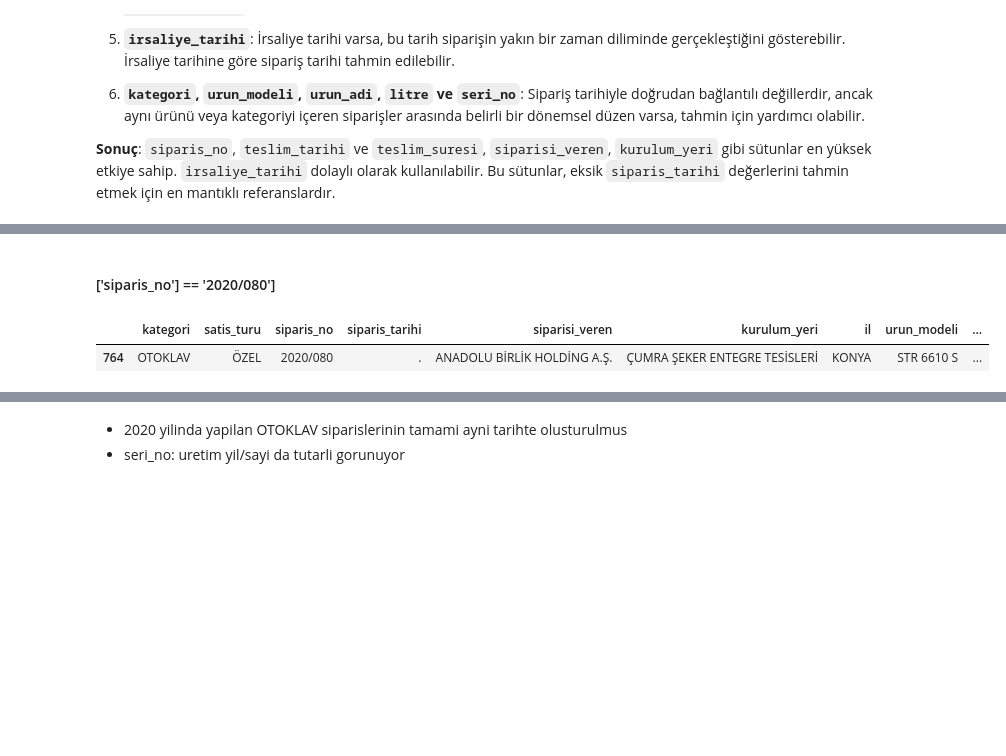
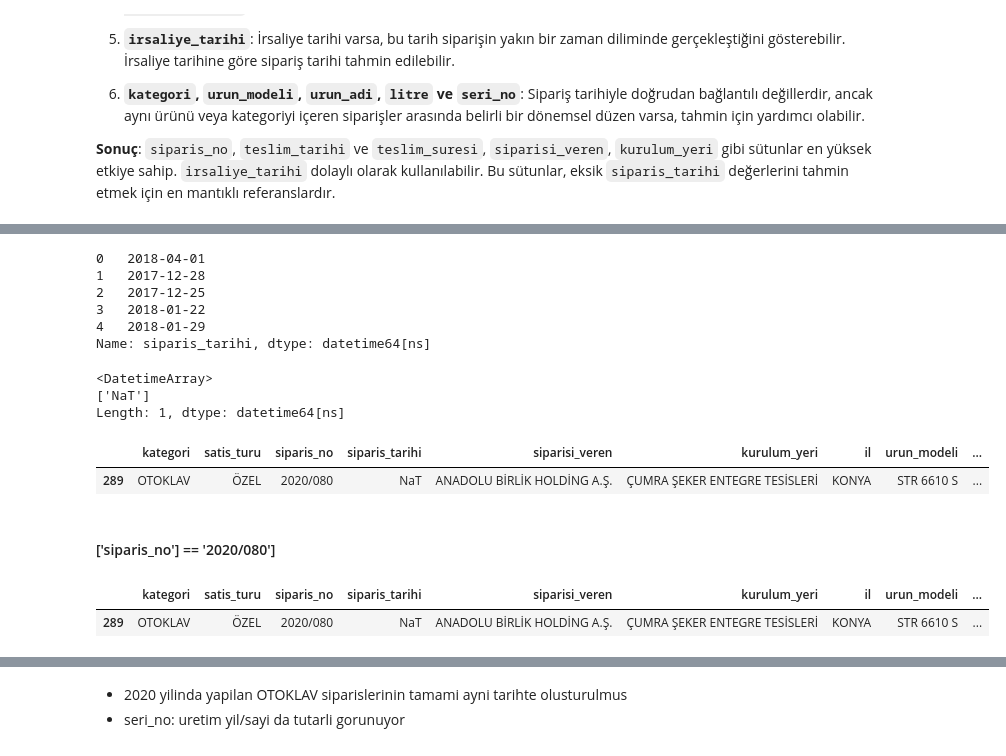
Before and after one commit to Duygu-Jones/LLM_Playground, a Jupyter notebook: 01_EDA/KATEGORILER/01_Otoklav_Oksijen/Duygu/Duygu_OTOKLAV_O2_eda-notebook.ipynb, the cells around one changed output, grey strips where cells are left out. Drawn from its saved outputs; the diff is of its cells as text; code cells hidden in the pictures; blank space fills up the shorter version.

```diff
--- a/01_EDA/KATEGORILER/01_Otoklav_Oksijen/Duygu/Duygu_OTOKLAV_O2_eda-notebook.ipynb
+++ b/01_EDA/KATEGORILER/01_Otoklav_Oksijen/Duygu/Duygu_OTOKLAV_O2_eda-notebook.ipynb
@@ -77,7 +78,7 @@ warnings.filterwarnings("ignore")
 # %%
 # Dataseti kendi klasorune kopyala al ve direk okut
 
-df0 = pd.read_csv('cmerged_satis_uretim_data_27_Ekim.csv')
+df0 = pd.read_csv('all_data_merged_satis_uretim_1Kasim.csv')
 df_all = df0.copy()
 
 print(df_all.shape)
@@ -756,0 +836,14 @@ Sütun adı: siparis_tarihi
+# %%
+df_copy = df_kategori.copy()
+
+# Geçersiz tarihleri NaT olarak ayarlayıp, yalnızca geçerli tarihleri datetime formatına çevirme
+df_kategori['siparis_tarihi'] = pd.to_datetime(df_kategori['siparis_tarihi'], errors='coerce', dayfirst=True)
+
+# Tarihleri mm-dd-YYYY formatında metin olarak düzenleme
+df_kategori['siparis_tarihi'] = df_kategori['siparis_tarihi'].apply(
+    lambda x: x.strftime('%d-%m-%Y') if pd.notnull(x) else x
+)
+
+
+# Sonuçları kontrol etme
+df_kategori['siparis_tarihi'].unique()
@@ -757,12 +858,54 @@ Sütun adı: siparis_tarihi
+# %%
+# Gereksiz sembolleri NaN ile değiştirme
+df_kategori['siparis_tarihi'] = df_kategori['siparis_tarihi'].apply(lambda x: np.nan if x in ['.', '-', ' '] else x)
+
+# Tarihleri datetime formatına çevirme
+df_kategori['siparis_tarihi'] = pd.to_datetime(df_kategori['siparis_tarihi'], errors='coerce')
+
+# Sonuçları kontrol etme
+df_kategori['siparis_tarihi'].head()
+# %% [output]
+0   2018-04-01
+1   2017-12-28
+2   2017-12-25
+3   2018-01-22
+4   2018-01-29
+Name: siparis_tarihi, dtype: datetime64[ns]
+# %%
+import locale
+
+# Türkçe tarih formatı için yerel ayarı belirleyelim
+locale.setlocale(locale.LC_TIME, 'tr_TR.UTF-8')
+
+# Tarihleri datetime formatına çevirme
+df_kategori['siparis_tarihi'] = pd.to_datetime(df_kategori['siparis_tarihi'], errors='coerce')
+
+# Tarihleri "gün ay yıl" formatında metin olarak biçimlendirme
+df_kategori['siparis_tarihi'] = df_kategori['siparis_tarihi'].apply(lambda x: x.strftime('%d %B %Y') if pd.notnull(x) else None)
+# %%
+# Tarih formatında olmayan değerleri filtreleme
+invalid_dates = df_kategori[pd.to_datetime(df_kategori['siparis_tarihi'], errors='coerce').isna()]
+
+# Sonuçları kontrol etme
+invalid_dates['siparis_tarihi'].unique()
+# %% [output]
+<DatetimeArray>
+['NaT']
+Length: 1, dtype: datetime64[ns]
+# %%
+df_kategori[df_kategori['siparis_tarihi'].isna()]
+# %% [output]
+|  | kategori | satis_turu | siparis_no | siparis_tarihi | siparisi_veren | kurulum_yeri | il | urun_modeli | ... |
+| 289 | OTOKLAV | ÖZEL | 2020/080 | NaT | ANADOLU BİRLİK HOLDİNG A.Ş. | ÇUMRA ŞEKER ENTEGRE TESİSLERİ | KONYA | STR 6610 S | ... |
 # %% [markdown]
 #### ['siparis_no'] == '2020/080']
 # %%
-# ' ' siparis_tarihi ndeki bos string satirini bul
+# ['siparis_no'] == '2020/080' olan siparis_tarihi ndeki NaN degeri bul
 
-df_otok_o2[df_otok_o2['siparis_no'] == '2020/080']
+df_kategori[df_kategori['siparis_no'] == '2020/080']
 # %% [output]
 |  | kategori | satis_turu | siparis_no | siparis_tarihi | siparisi_veren | kurulum_yeri | il | urun_modeli | ... |
-| 764 | OTOKLAV | ÖZEL | 2020/080 | . | ANADOLU BİRLİK HOLDİNG A.Ş. | ÇUMRA ŞEKER ENTEGRE TESİSLERİ | KONYA | STR 6610 S | ... |
+| 289 | OTOKLAV | ÖZEL | 2020/080 | NaT | ANADOLU BİRLİK HOLDİNG A.Ş. | ÇUMRA ŞEKER ENTEGRE TESİSLERİ | KONYA | STR 6610 S | ... |
 # %%
 # kartus'tan bilgi bulabilirmiyiz diye df_All bakildi
 
```
Also changed, not shown: parts of 106 cells of this notebook.
